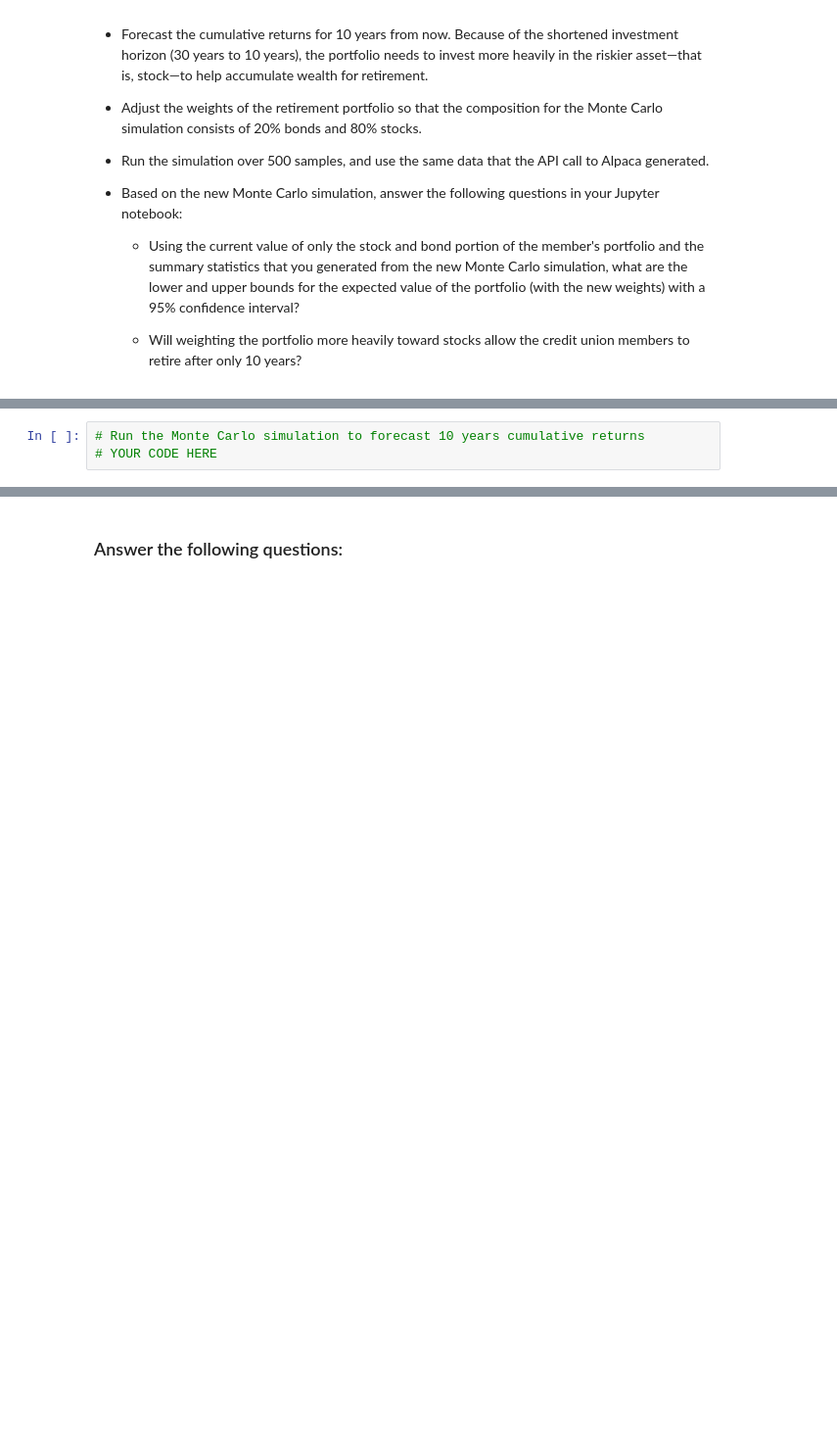
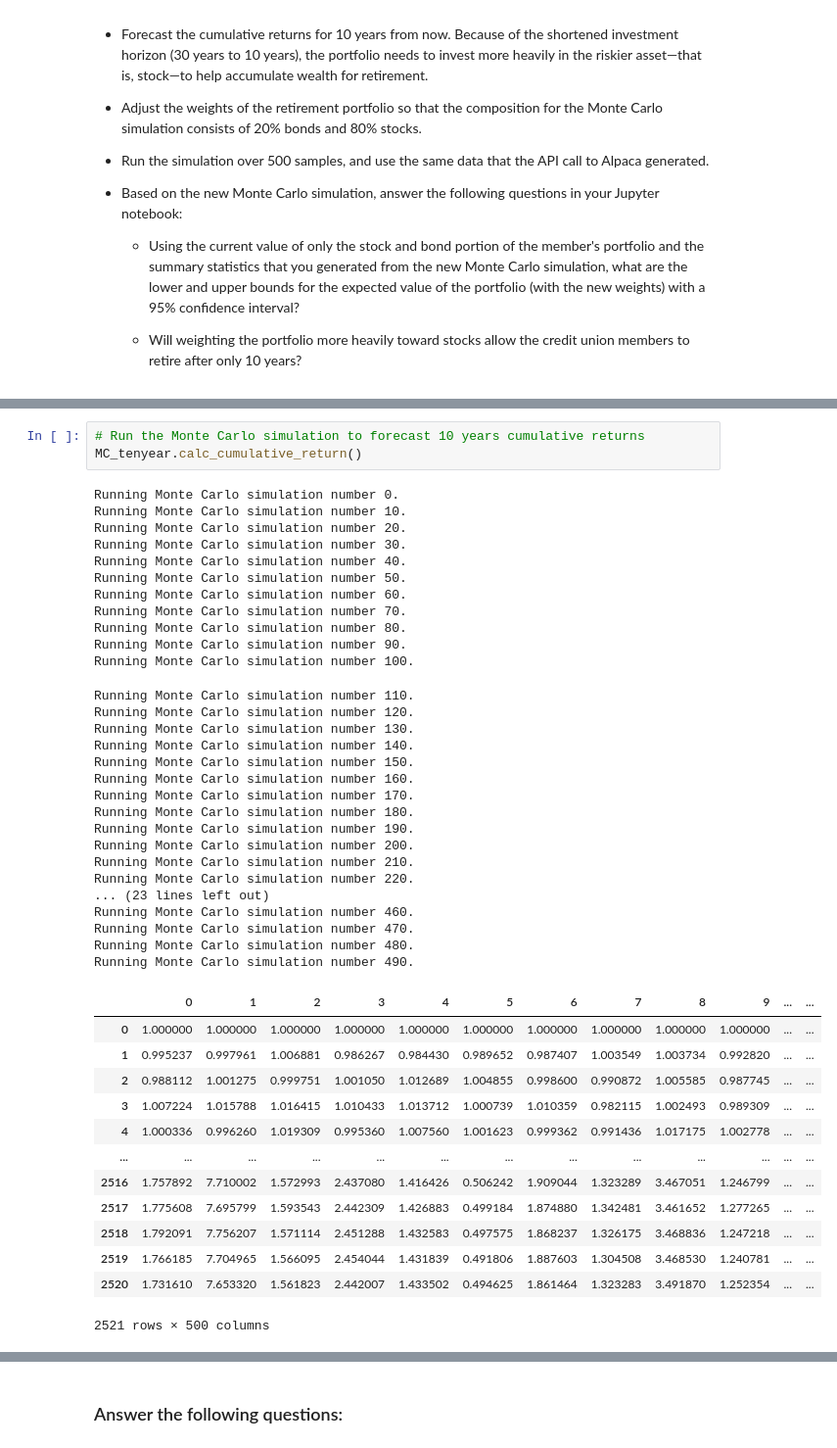
Before and after one commit to Nia-Robinson/financial_planning_tools, a Jupyter notebook: financial_planning_tools.ipynb, the cells around one changed output, grey strips where cells are left out. Shown: that part at 98% size. Cells and saved outputs as stored; diff of their text form; blank space fills up the shorter version.

```diff
--- a/financial_planning_tools.ipynb
+++ b/financial_planning_tools.ipynb
@@ -615,6 +630,48 @@ For this new Monte Carlo simulation, do the following:
 # %%
 # Run the Monte Carlo simulation to forecast 10 years cumulative returns
-# YOUR CODE HERE
+MC_tenyear.calc_cumulative_return()
+# %% [output]
+Running Monte Carlo simulation number 0.
+Running Monte Carlo simulation number 10.
+Running Monte Carlo simulation number 20.
+Running Monte Carlo simulation number 30.
+Running Monte Carlo simulation number 40.
+Running Monte Carlo simulation number 50.
+Running Monte Carlo simulation number 60.
+Running Monte Carlo simulation number 70.
+Running Monte Carlo simulation number 80.
+Running Monte Carlo simulation number 90.
+Running Monte Carlo simulation number 100.
+Running Monte Carlo simulation number 110.
+Running Monte Carlo simulation number 120.
+Running Monte Carlo simulation number 130.
+Running Monte Carlo simulation number 140.
+Running Monte Carlo simulation number 150.
+Running Monte Carlo simulation number 160.
+Running Monte Carlo simulation number 170.
+Running Monte Carlo simulation number 180.
+Running Monte Carlo simulation number 190.
+Running Monte Carlo simulation number 200.
+Running Monte Carlo simulation number 210.
+Running Monte Carlo simulation number 220.
+... (23 lines left out)
+Running Monte Carlo simulation number 460.
+Running Monte Carlo simulation number 470.
+Running Monte Carlo simulation number 480.
+Running Monte Carlo simulation number 490.
+|  | 0 | 1 | 2 | 3 | 4 | 5 | 6 | 7 | 8 | 9 | ... | ... |
+| 0 | 1.000000 | 1.000000 | 1.000000 | 1.000000 | 1.000000 | 1.000000 | 1.000000 | 1.000000 | 1.000000 | 1.000000 | ... | ... |
+| 1 | 0.995237 | 0.997961 | 1.006881 | 0.986267 | 0.984430 | 0.989652 | 0.987407 | 1.003549 | 1.003734 | 0.992820 | ... | ... |
+| 2 | 0.988112 | 1.001275 | 0.999751 | 1.001050 | 1.012689 | 1.004855 | 0.998600 | 0.990872 | 1.005585 | 0.987745 | ... | ... |
+| 3 | 1.007224 | 1.015788 | 1.016415 | 1.010433 | 1.013712 | 1.000739 | 1.010359 | 0.982115 | 1.002493 | 0.989309 | ... | ... |
+| 4 | 1.000336 | 0.996260 | 1.019309 | 0.995360 | 1.007560 | 1.001623 | 0.999362 | 0.991436 | 1.017175 | 1.002778 | ... | ... |
+| ... | ... | ... | ... | ... | ... | ... | ... | ... | ... | ... | ... | ... |
+| 2516 | 1.757892 | 7.710002 | 1.572993 | 2.437080 | 1.416426 | 0.506242 | 1.909044 | 1.323289 | 3.467051 | 1.246799 | ... | ... |
+| 2517 | 1.775608 | 7.695799 | 1.593543 | 2.442309 | 1.426883 | 0.499184 | 1.874880 | 1.342481 | 3.461652 | 1.277265 | ... | ... |
+| 2518 | 1.792091 | 7.756207 | 1.571114 | 2.451288 | 1.432583 | 0.497575 | 1.868237 | 1.326175 | 3.468836 | 1.247218 | ... | ... |
+| 2519 | 1.766185 | 7.704965 | 1.566095 | 2.454044 | 1.431839 | 0.491806 | 1.887603 | 1.304508 | 3.468530 | 1.240781 | ... | ... |
+| 2520 | 1.731610 | 7.653320 | 1.561823 | 2.442007 | 1.433502 | 0.494625 | 1.861464 | 1.323283 | 3.491870 | 1.252354 | ... | ... |
+2521 rows × 500 columns
 # %%
 # Visualize the 10-year Monte Carlo simulation by creating an
 # overlay line plot
```
Also changed, not shown: parts of 7 cells of this notebook.
